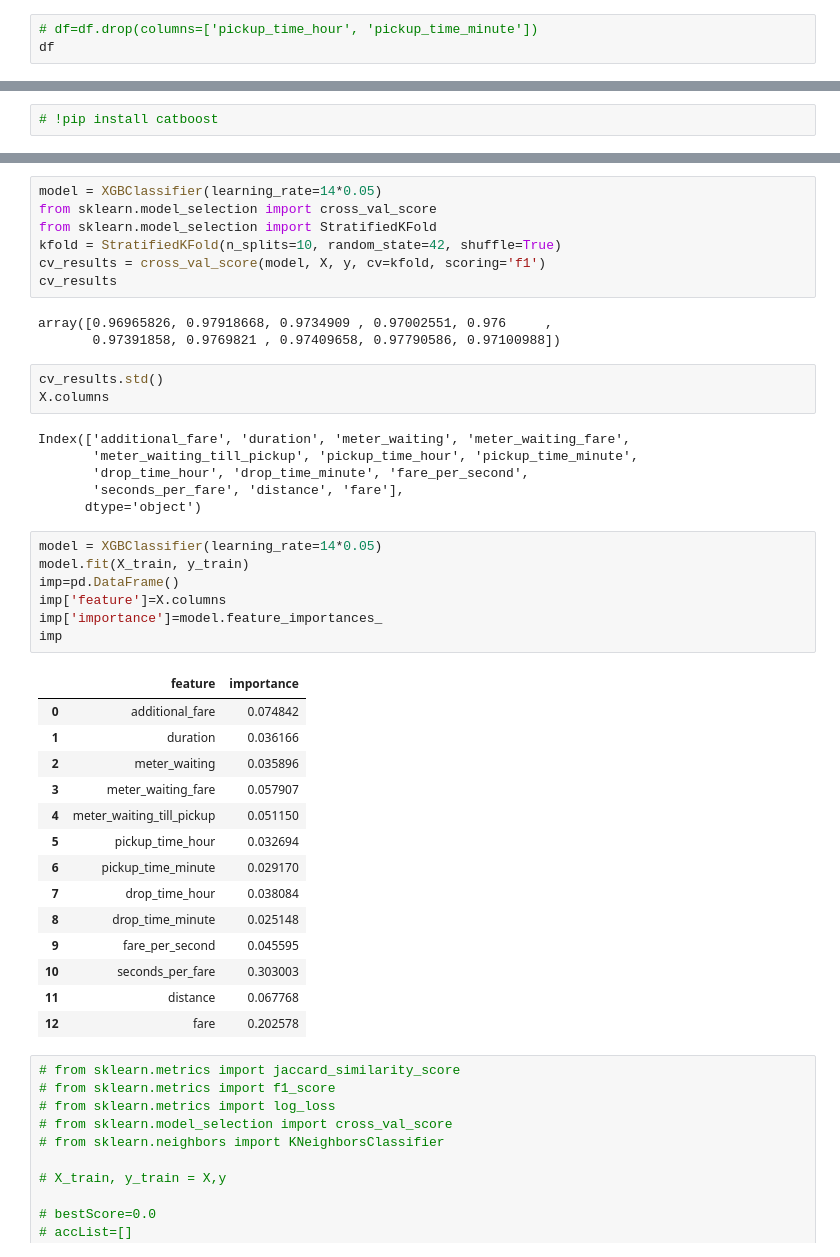
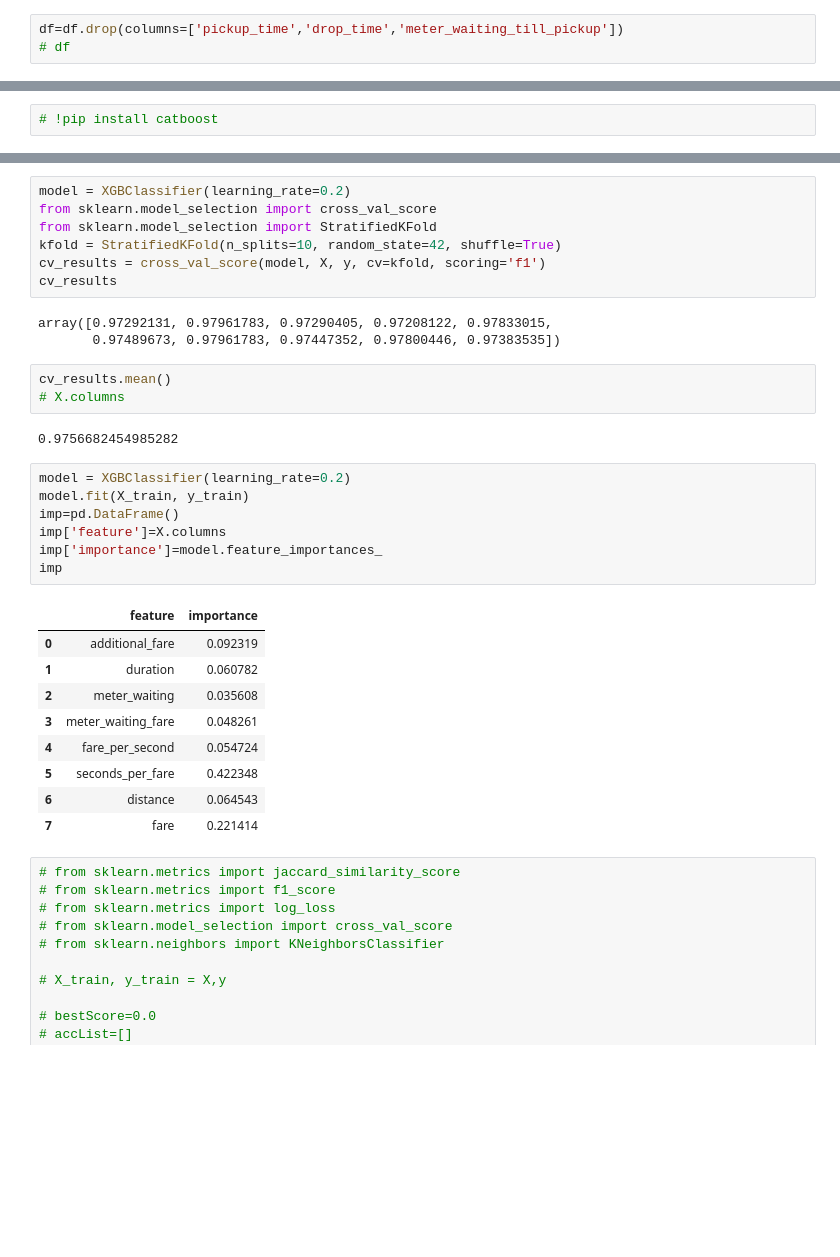
Before and after one commit to Dhananjana97/ML-Ride-Fair, a Jupyter notebook: ML_xgboost_20.ipynb, the cells around one changed output, grey strips where cells are left out. Cells and saved outputs as stored; diff of their text form; blank space fills up the shorter version.

Commit message:
additional_fare	duration	meter_waiting	meter_waiting_fare	fare_per_second	seconds_per_fare	distance	fare        0.9756        0.98060

```diff
--- a/ML_xgboost_20.ipynb
+++ b/ML_xgboost_20.ipynb
@@ -168,3 +157,3 @@ df
 # %%
-# df=df.drop(columns=['pickup_time_hour', 'pickup_time_minute'])
-df
+df=df.drop(columns=['pickup_time','drop_time','meter_waiting_till_pickup'])
+# df
@@ -306,44 +281,35 @@ for i in range(1,20):
 # %%
-model = XGBClassifier(learning_rate=14*0.05)
+model = XGBClassifier(learning_rate=0.2)
 from sklearn.model_selection import cross_val_score
 from sklearn.model_selection import StratifiedKFold
 kfold = StratifiedKFold(n_splits=10, random_state=42, shuffle=True)
 cv_results = cross_val_score(model, X, y, cv=kfold, scoring='f1')
 cv_results
 # %% [output]
-array([0.96965826, 0.97918668, 0.9734909 , 0.97002551, 0.976     ,
-       0.97391858, 0.9769821 , 0.97409658, 0.97790586, 0.97100988])
+array([0.97292131, 0.97961783, 0.97290405, 0.97208122, 0.97833015,
+       0.97489673, 0.97961783, 0.97447352, 0.97800446, 0.97383535])
 # %%
-cv_results.std()
-X.columns
+cv_results.mean()
+# X.columns
 # %% [output]
-Index(['additional_fare', 'duration', 'meter_waiting', 'meter_waiting_fare',
-       'meter_waiting_till_pickup', 'pickup_time_hour', 'pickup_time_minute',
-       'drop_time_hour', 'drop_time_minute', 'fare_per_second',
-       'seconds_per_fare', 'distance', 'fare'],
-      dtype='object')
+0.9756682454985282
 # %%
-model = XGBClassifier(learning_rate=14*0.05)
+model = XGBClassifier(learning_rate=0.2)
 model.fit(X_train, y_train)
 imp=pd.DataFrame()
 imp['feature']=X.columns
 imp['importance']=model.feature_importances_
 imp
 # %% [output]
 |  | feature | importance |
-| 0 | additional_fare | 0.074842 |
-| 1 | duration | 0.036166 |
-| 2 | meter_waiting | 0.035896 |
-| 3 | meter_waiting_fare | 0.057907 |
-| 4 | meter_waiting_till_pickup | 0.051150 |
-| 5 | pickup_time_hour | 0.032694 |
-| 6 | pickup_time_minute | 0.029170 |
-| 7 | drop_time_hour | 0.038084 |
-| 8 | drop_time_minute | 0.025148 |
-| 9 | fare_per_second | 0.045595 |
-| 10 | seconds_per_fare | 0.303003 |
-| 11 | distance | 0.067768 |
-| 12 | fare | 0.202578 |
+| 0 | additional_fare | 0.092319 |
+| 1 | duration | 0.060782 |
+| 2 | meter_waiting | 0.035608 |
+| 3 | meter_waiting_fare | 0.048261 |
+| 4 | fare_per_second | 0.054724 |
+| 5 | seconds_per_fare | 0.422348 |
+| 6 | distance | 0.064543 |
+| 7 | fare | 0.221414 |
 # %%
 # from sklearn.metrics import jaccard_similarity_score
 # from sklearn.metrics import f1_score
```
Also changed, not shown: parts of 18 cells of this notebook.
